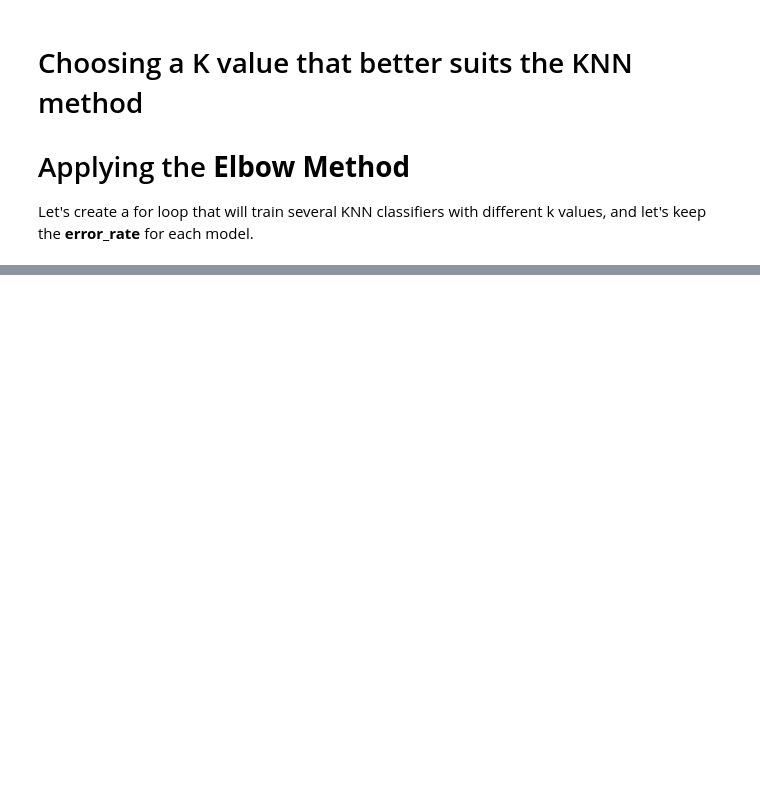
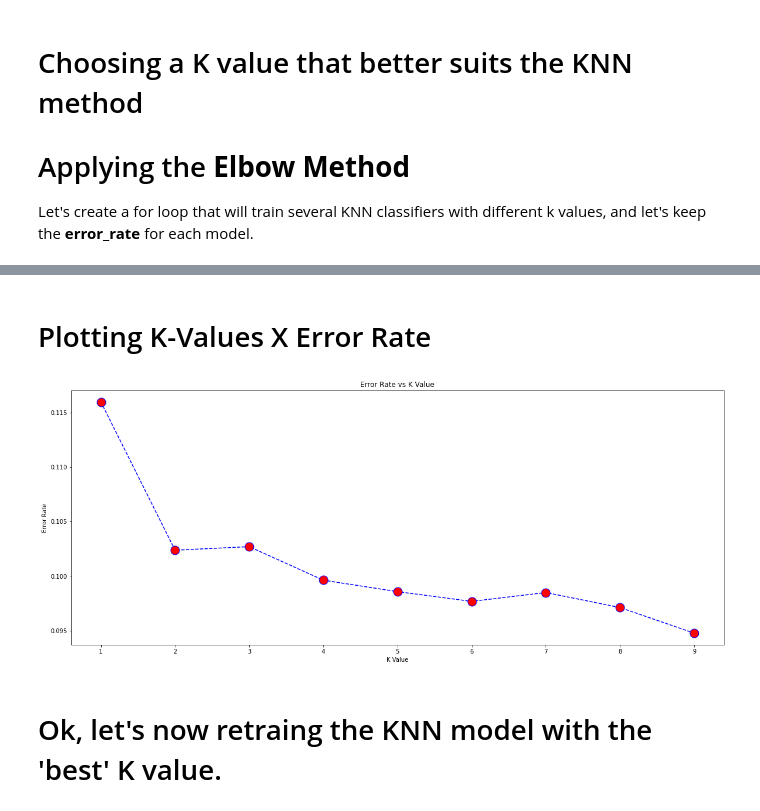
Before and after one commit to danielcdo/-MachineLearning, a Jupyter notebook: bankKNN.ipynb, the cells around one changed output, grey strips where cells are left out. Saved outputs shown, nothing was run; the diff lists cells and outputs as text; code cells hidden in the pictures; blank space fills up the shorter version.

```diff
--- a/bankKNN.ipynb
+++ b/bankKNN.ipynb
@@ -336,7 +336,7 @@ Let's create a for loop that will train several KNN classifiers with different k
 # error_rate as empty list
 error_rate = []
 
-for i in range (1,20):                                    # different k values
+for i in range (1,10):                                    # different k values
   clf_knn = KNeighborsClassifier(n_neighbors=i)           # ml object
   clf_knn.fit(X_train, y_train)                           # fit ml
   pred_i = clf_knn.predict(X_test)                        # predict values
@@ -343,0 +356,13 @@ for i in range (1,20):                                    # different k values
+# %% [markdown]
+# Plotting K-Values X Error Rate
+# %%
+plt.figure(figsize=(20,8))
+plt.plot(range(1,10), error_rate, color='blue', linestyle='--', marker='o',
+         markerfacecolor='red', markersize=15)
+plt.title('Error Rate vs K Value')
+plt.xlabel('K Value')
+plt.ylabel('Error Rate');
+# %% [output]
+[figure, added]
+# %% [markdown]
+# Ok, let's now retraing the KNN model with the 'best' K value.
```
Also changed, not shown: parts of 3 cells of this notebook.
